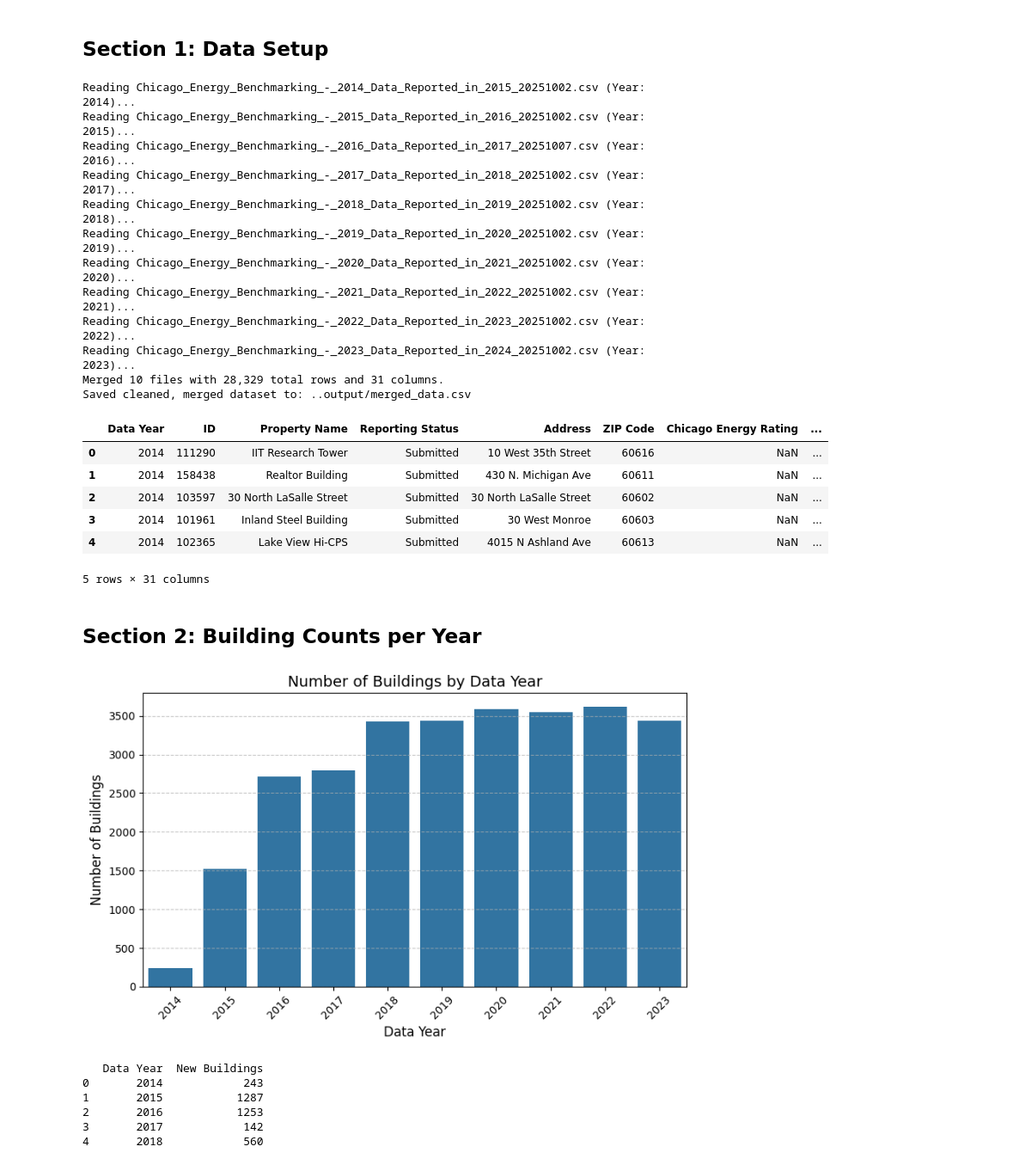
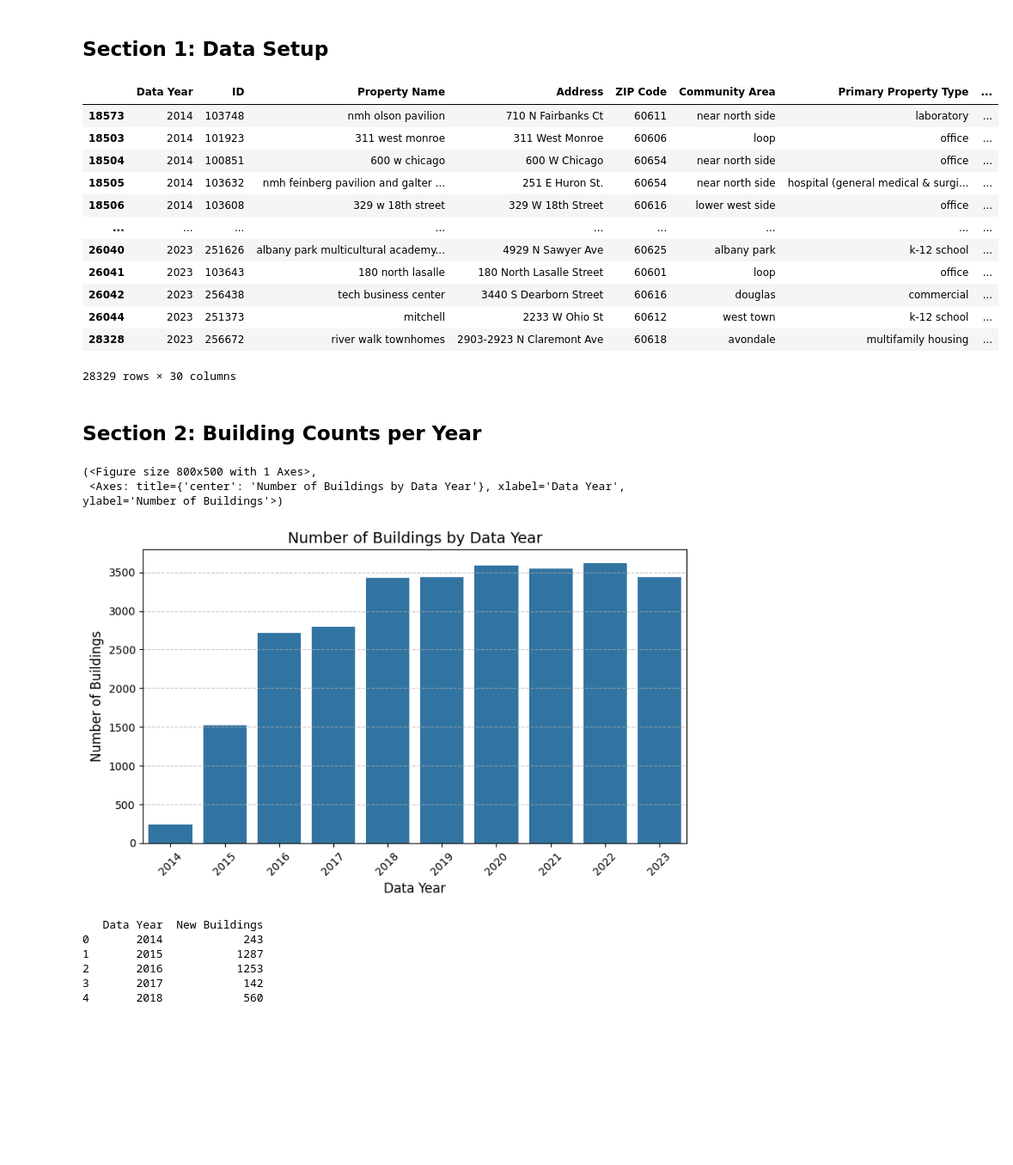
Before and after one commit to dsi-clinic/2025-autumn-city-of-chicago-energy, a Jupyter notebook: notebooks/building_composition.ipynb, the cells around one changed output. Shown at 86% size. Saved outputs shown, nothing was run; the diff lists cells and outputs as text; code cells hidden in the pictures; blank space fills up the shorter version.

```diff
--- a/notebooks/building_composition.ipynb
+++ b/notebooks/building_composition.ipynb
@@ -8,44 +8,31 @@ This notebook examines how the building composition in the Chicago Energy benchm
 # %% [markdown]
 ## Section 1: Data Setup
 # %%
-# Standard library imports
-import sys
-
 # Third-party imports
 import seaborn as sns
 
-# Add utils folder to Python path
-sys.path.append("../utils")
-
 # Local application imports
-from plot_utils import plot_bar
-
-from data import merge_all_years
+from utils.data_utils import load_data
+from utils.plot_utils import plot_bar
 
 # Load in the data
-energy_df = merge_all_years()
+energy_df = load_data()
 
-energy_df.head()
+energy_df
 # %% [output]
+|  | Data Year | ID | Property Name | Address | ZIP Code | Community Area | Primary Property Type | ... |
+| 18573 | 2014 | 103748 | nmh olson pavilion | 710 N Fairbanks Ct | 60611 | near north side | laboratory | ... |
+| 18503 | 2014 | 101923 | 311 west monroe | 311 West Monroe | 60606 | loop | office | ... |
+| 18504 | 2014 | 100851 | 600 w chicago | 600 W Chicago | 60654 | near north side | office | ... |
+| 18505 | 2014 | 103632 | nmh feinberg pavilion and galter ... | 251 E Huron St. | 60654 | near north side | hospital (general medical & surgi... | ... |
+| 18506 | 2014 | 103608 | 329 w 18th street | 329 W 18th Street | 60616 | lower west side | office | ... |
+| ... | ... | ... | ... | ... | ... | ... | ... | ... |
+| 26040 | 2023 | 251626 | albany park multicultural academy... | 4929 N Sawyer Ave | 60625 | albany park | k-12 school | ... |
+| 26041 | 2023 | 103643 | 180 north lasalle | 180 North Lasalle Street | 60601 | loop | office | ... |
+| 26042 | 2023 | 256438 | tech business center | 3440 S Dearborn Street | 60616 | douglas | commercial | ... |
+| 26044 | 2023 | 251373 | mitchell | 2233 W Ohio St | 60612 | west town | k-12 school | ... |
+| 28328 | 2023 | 256672 | river walk townhomes | 2903-2923 N Claremont Ave | 60618 | avondale | multifamily housing | ... |
-Reading Chicago_Energy_Benchmarking_-_2014_Data_Reported_in_2015_20251002.csv (Year: 2014)...
-Reading Chicago_Energy_Benchmarking_-_2015_Data_Reported_in_2016_20251002.csv (Year: 2015)...
-Reading Chicago_Energy_Benchmarking_-_2016_Data_Reported_in_2017_20251007.csv (Year: 2016)...
-Reading Chicago_Energy_Benchmarking_-_2017_Data_Reported_in_2018_20251002.csv (Year: 2017)...
-Reading Chicago_Energy_Benchmarking_-_2018_Data_Reported_in_2019_20251002.csv (Year: 2018)...
-Reading Chicago_Energy_Benchmarking_-_2019_Data_Reported_in_2020_20251002.csv (Year: 2019)...
-Reading Chicago_Energy_Benchmarking_-_2020_Data_Reported_in_2021_20251002.csv (Year: 2020)...
-Reading Chicago_Energy_Benchmarking_-_2021_Data_Reported_in_2022_20251002.csv (Year: 2021)...
-Reading Chicago_Energy_Benchmarking_-_2022_Data_Reported_in_2023_20251002.csv (Year: 2022)...
-Reading Chicago_Energy_Benchmarking_-_2023_Data_Reported_in_2024_20251002.csv (Year: 2023)...
-Merged 10 files with 28,329 total rows and 31 columns.
-Saved cleaned, merged dataset to: ..output/merged_data.csv
+28329 rows × 30 columns
-|  | Data Year | ID | Property Name | Reporting Status | Address | ZIP Code | Chicago Energy Rating | ... |
-| 0 | 2014 | 111290 | IIT Research Tower | Submitted | 10 West 35th Street | 60616 | NaN | ... |
-| 1 | 2014 | 158438 | Realtor Building | Submitted | 430 N. Michigan Ave | 60611 | NaN | ... |
-| 2 | 2014 | 103597 | 30 North LaSalle Street | Submitted | 30 North LaSalle Street | 60602 | NaN | ... |
-| 3 | 2014 | 101961 | Inland Steel Building | Submitted | 30 West Monroe | 60603 | NaN | ... |
-| 4 | 2014 | 102365 | Lake View Hi-CPS | Submitted | 4015 N Ashland Ave | 60613 | NaN | ... |
-5 rows × 31 columns
 # %% [markdown]
 ## Section 2: Building Counts per Year
 # %%
@@ -62,6 +49,8 @@ plot_bar(
     ylabel="Number of Buildings",
 )
 # %% [output]
+(<Figure size 800x500 with 1 Axes>,
+ <Axes: title={'center': 'Number of Buildings by Data Year'}, xlabel='Data Year', ylabel='Number of Buildings'>)
 [figure]
 # %%
 building_id_col = "ID"
```
Also changed, not shown: parts of 2 cells of this notebook, 6 other files.
